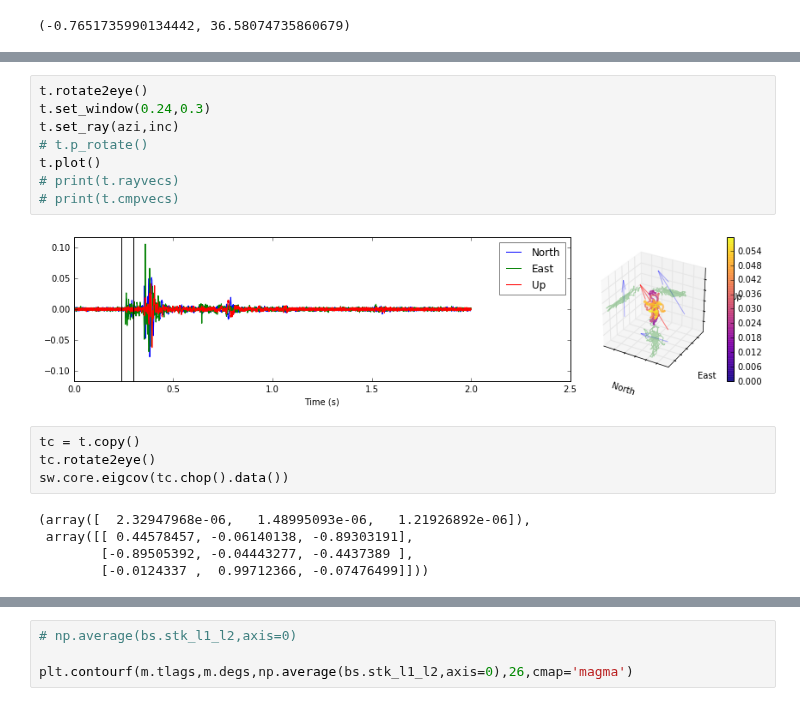
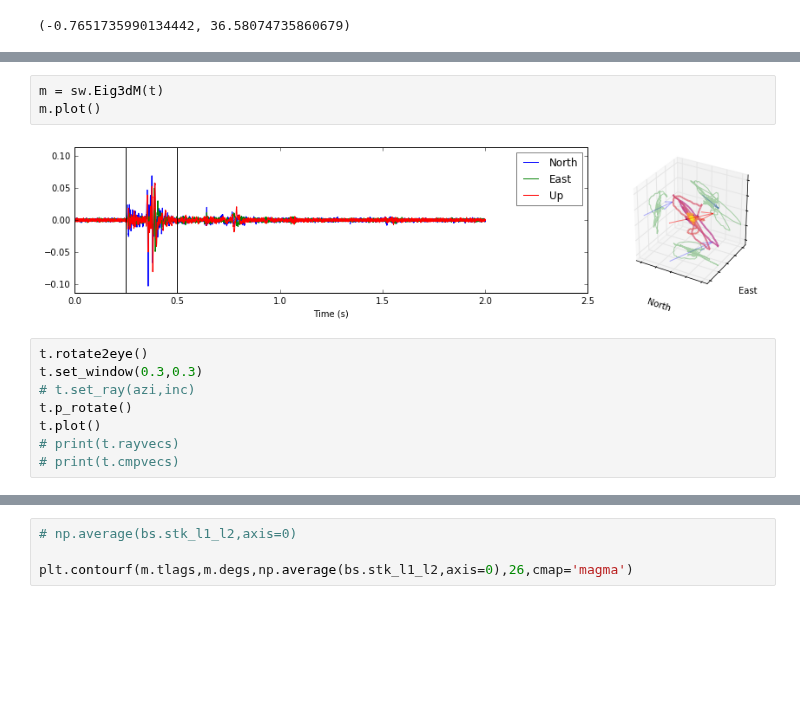
Before and after one commit to JackWalpole/splitwavepy, a Jupyter notebook: devel/Microseismic.ipynb, the cells around one changed output, grey strips where cells are left out. Cells and saved outputs as stored; diff of their text form; blank space fills up the shorter version.

```diff
--- a/devel/Microseismic.ipynb
+++ b/devel/Microseismic.ipynb
@@ -64,19 +83,13 @@ print(azi,inc)
+# %%
+m = sw.Eig3dM(t)
+m.plot()
+# %% [output]
+[figure, added]
 # %%
 t.rotate2eye()
-t.set_window(0.24,0.3)
-t.set_ray(azi,inc)
-# t.p_rotate()
+t.set_window(0.3,0.3)
+# t.set_ray(azi,inc)
+t.p_rotate()
 t.plot()
 # print(t.rayvecs)
 # print(t.cmpvecs)
-# %% [output]
-[figure, removed]
-# %%
-tc = t.copy()
-tc.rotate2eye()
-sw.core.eigcov(tc.chop().data())
-# %% [output]
-(array([  2.32947968e-06,   1.48995093e-06,   1.21926892e-06]),
- array([[ 0.44578457, -0.06140138, -0.89303191],
-        [-0.89505392, -0.04443277, -0.4437389 ],
-        [-0.0124337 ,  0.99712366, -0.07476499]]))
```
Also changed, not shown: parts of 10 cells of this notebook, 4 other files.
